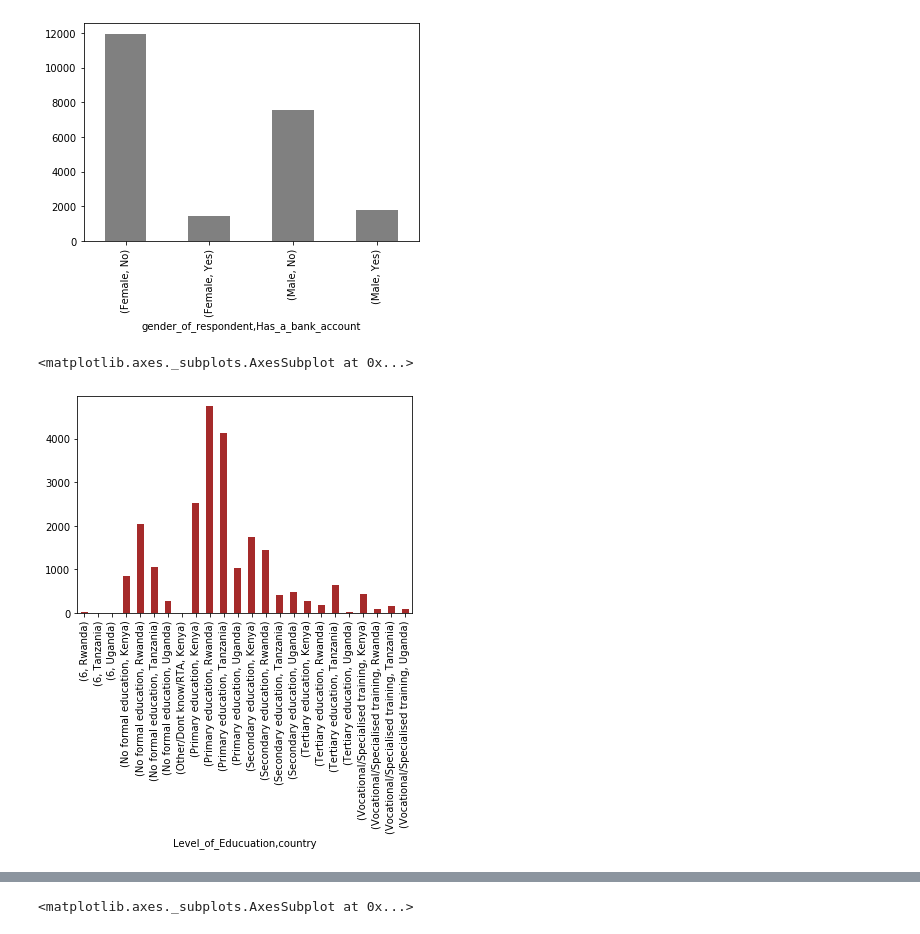
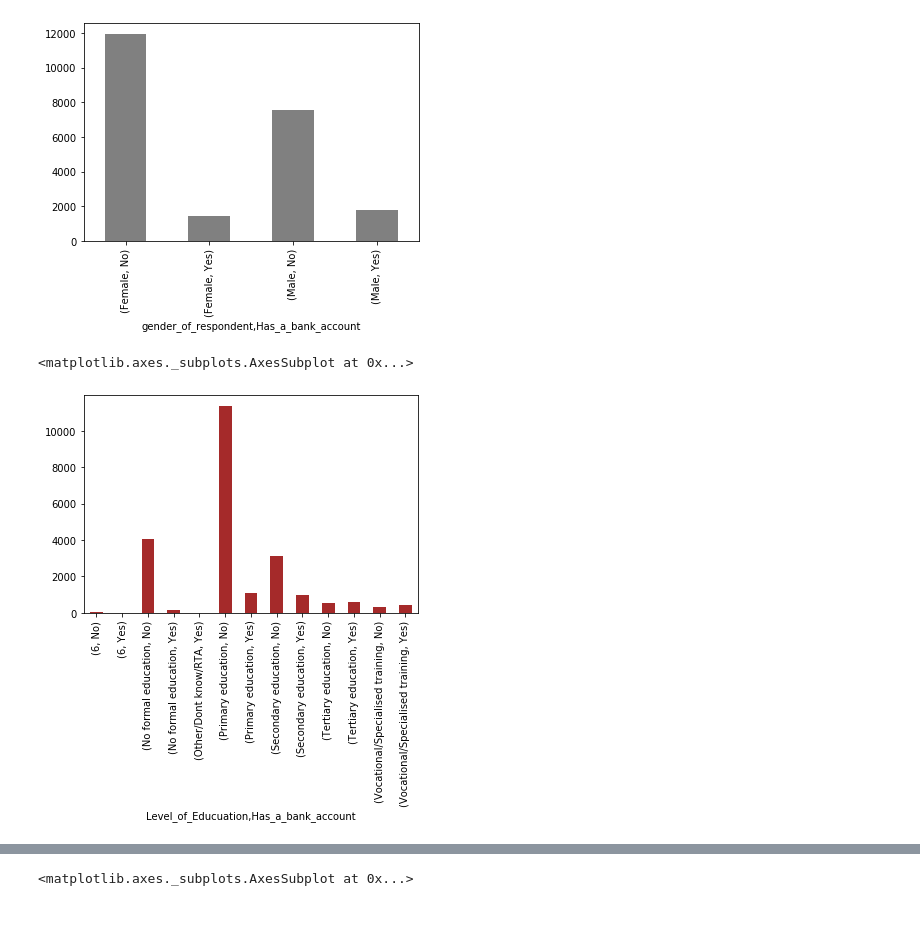
Before and after one commit to deelilah/Univariate-Bivariate-Multivariate, a Jupyter notebook: ip2.ipynb, the cells around one changed output, grey strips where cells are left out. Cells and saved outputs as stored; diff of their text form; code cells hidden in the pictures.

```diff
--- a/ip2.ipynb
+++ b/ip2.ipynb
@@ -416,9 +446,9 @@ d10.plot(kind='bar',  color='grey')
 <matplotlib.axes._subplots.AxesSubplot at 0x...>
 [figure]
 # %%
-d10=d2.groupby (['Level_of_Educuation','country'])['Has_a_bank_account'].count()
+d10=d2.groupby (['Level_of_Educuation','Has_a_bank_account'])['Has_a_bank_account'].count()
 d10.plot(kind='bar',  color='brown')
 # %% [output]
 <matplotlib.axes._subplots.AxesSubplot at 0x...>
-[figure, old version]
+[figure, new version]
 # %%
```
Also changed, not shown: parts of 21 cells of this notebook.
